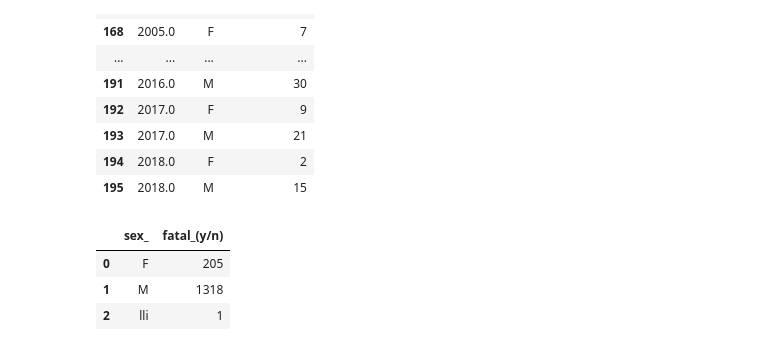
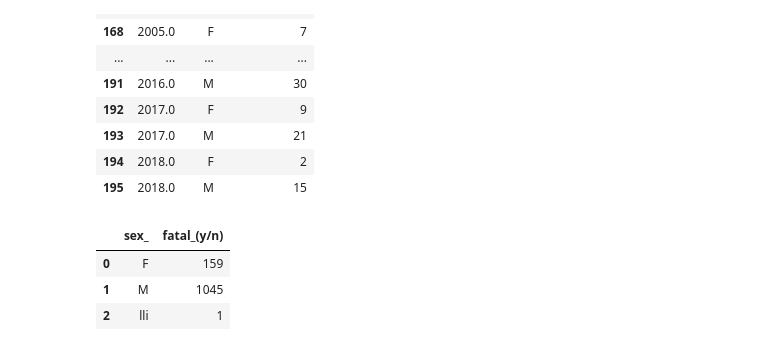
Before and after one commit to Adalab/Adalab-DA-promo-b-modulo-2-sprint-1-Ariana-Vero, a Jupyter notebook: Pandas/pandas6/Pandas6.ipynb, the cells around one changed output. Drawn from its saved outputs; the diff is of its cells as text; code cells hidden in the pictures.

```diff
--- a/Pandas/pandas6/Pandas6.ipynb
+++ b/Pandas/pandas6/Pandas6.ipynb
@@ -84,10 +84,10 @@ ataques_mas_2000
 
 paises = df[(df["country"] == "USA") | (df["country"] == "AUSTRALIA") | (df["country"] == "SOUTH AFRICA")] #Filas que corresponden a USA, AUSTRALIA y SOUTH AFRICA
 # %%
-letales = (df.groupby("sex_")['fatal_(y/n)']).count().reset_index() #Ataques letales por sexo
+letales = paises.groupby(["sex_"])['fatal_(y/n)'].count().reset_index() #Ataques letales por sexo
 letales
 # %% [output]
 |  | sex_ | fatal_(y/n) |
-| 0 | F | 205 |
-| 1 | M | 1318 |
+| 0 | F | 159 |
+| 1 | M | 1045 |
 | 2 | lli | 1 |
```
Also changed, not shown: parts of 4 cells of this notebook.
